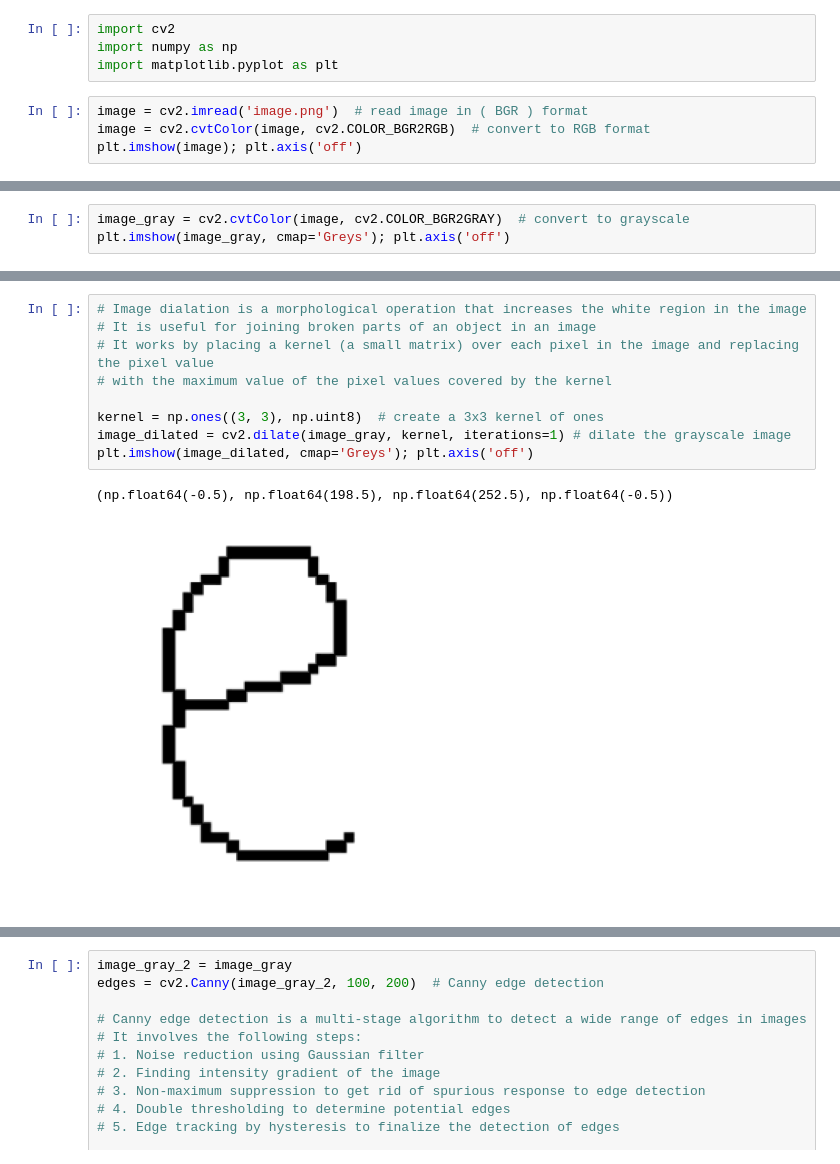
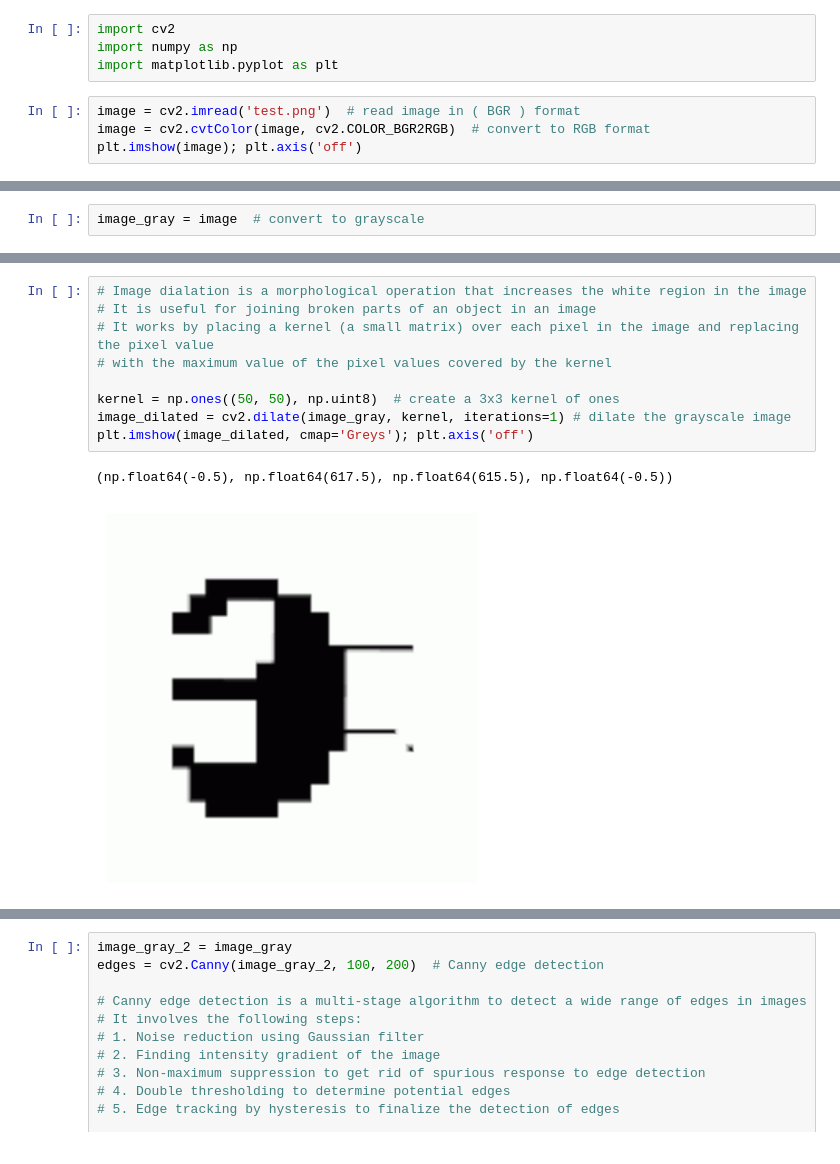
Before and after one commit to 3bdo-Yahya/Image-Processing, a Jupyter notebook: Section_4.ipynb, the cells around one changed output, grey strips where cells are left out. Saved outputs shown, nothing was run; the diff lists cells and outputs as text.

```diff
--- a/Section_4.ipynb
+++ b/Section_4.ipynb
@@ -5,7 +5,7 @@ import cv2
 import numpy as np
 import matplotlib.pyplot as plt
 # %%
-image = cv2.imread('image.png')  # read image in ( BGR ) format
+image = cv2.imread('test.png')  # read image in ( BGR ) format
 image = cv2.cvtColor(image, cv2.COLOR_BGR2RGB)  # convert to RGB format
 plt.imshow(image); plt.axis('off')
 # %% [output]
@@ -25,3 +25,2 @@ plt.imshow(image_100); plt.axis('off')
 # %%
-image_gray = cv2.cvtColor(image, cv2.COLOR_BGR2GRAY)  # convert to grayscale
-plt.imshow(image_gray, cmap='Greys'); plt.axis('off')
+image_gray = image  # convert to grayscale
@@ -31,15 +27,15 @@ plt.imshow(image_gray, cmap='Greys'); plt.axis('off')
 # %%
 # Image dialation is a morphological operation that increases the white region in the image
 # It is useful for joining broken parts of an object in an image
 # It works by placing a kernel (a small matrix) over each pixel in the image and replacing the pixel value
 # with the maximum value of the pixel values covered by the kernel
 
-kernel = np.ones((3, 3), np.uint8)  # create a 3x3 kernel of ones
+kernel = np.ones((50, 50), np.uint8)  # create a 3x3 kernel of ones
 image_dilated = cv2.dilate(image_gray, kernel, iterations=1) # dilate the grayscale image
 plt.imshow(image_dilated, cmap='Greys'); plt.axis('off')
 # %% [output]
-(np.float64(-0.5), np.float64(198.5), np.float64(252.5), np.float64(-0.5))
+(np.float64(-0.5), np.float64(617.5), np.float64(615.5), np.float64(-0.5))
-[figure, old version]
+[figure, new version]
 # %%
 # Image erosion is a morphological operation that erodes away the boundaries of the foreground object
 # It is useful for removing small white noises, detach two connected objects etc.
```
Also changed, not shown: parts of 9 cells of this notebook.
